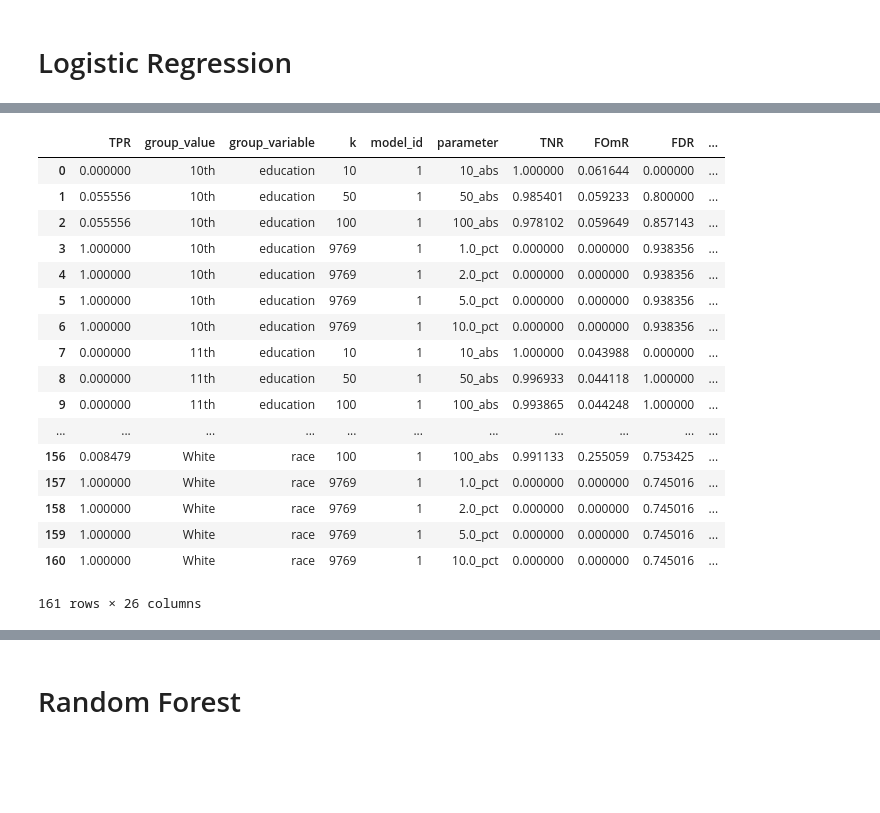
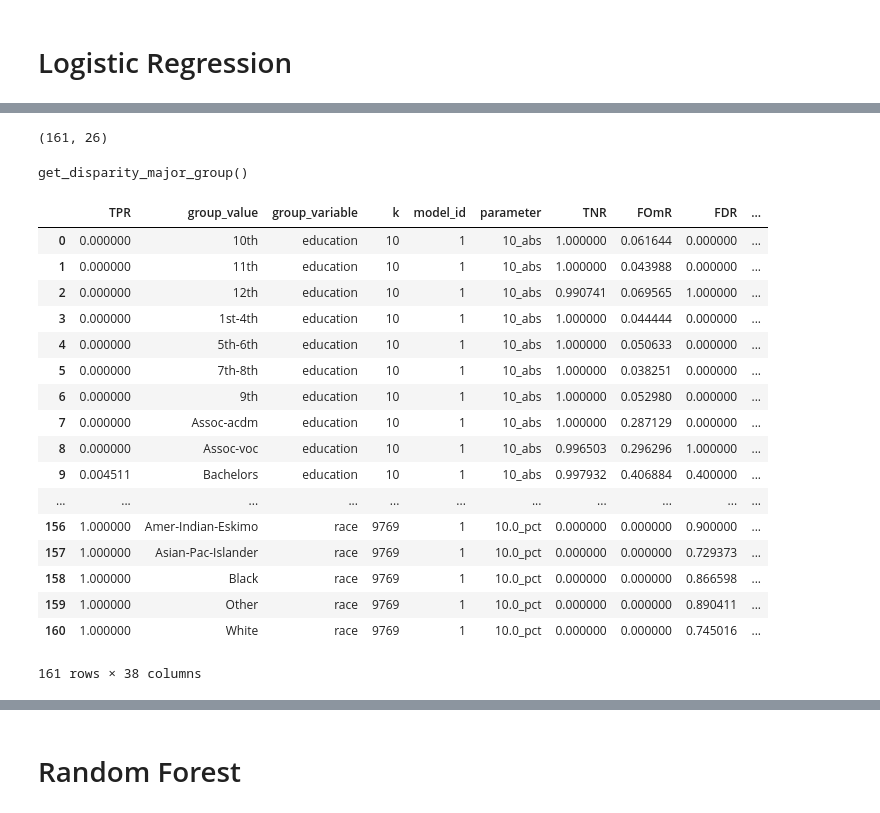
Before and after one commit to deparkes/aequitas, a Jupyter notebook: src/Adult data set.ipynb, the cells around one changed output, grey strips where cells are left out. Saved outputs shown, nothing was run; the diff lists cells and outputs as text; code cells hidden in the pictures; blank space fills up the shorter version.

Commit message:
disparity csv

```diff
--- a/src/Adult data set.ipynb
+++ b/src/Adult data set.ipynb
@@ -154,17 +154,43 @@ def fit_model(model_type):
     return(model)
 
 def get_aequitas(model, thresholds = { "rank_abs": [10, 50, 100],
-              "rank_pct": [1.0, 2.0, 5.0, 10.0 ]}, include_df=False):
+              "rank_pct": [1.0, 2.0, 5.0, 10.0 ]}, ref_group_dict = {}, name="", path="",
+              include_df=False, get_disparities=False, to_file = True):
     '''
     model: fit model from sklearn
     thresholds: dictionary with 'rank_abs' and 'rank_pct' as keys
     '''
     g = Group()
+
     thresholds = thresholds
     df = output(model)
     tabs = g.get_crosstabs(df, thresholds, 1)
-    if include_df:
-        return df, tabs
-    return tabs
+    if not get_disparities:
+        if include_df:
+            return df, tabs
+        return tabs
+    else:
+        b = Bias()
+        try:
+            model_name = str(type(model)).replace("\'>", "").split(".")[-1]
+        except:
+            model_name = ""
+        #try:
+        min_group = b.get_disparity_min_metric(tabs)
+        majority = b.get_disparity_major_group(tabs)
+        if ref_group_dict:
+            pred  = b.get_disparity_predefined_groups(tabs, ref_group_dict)
+        if to_file:
+            min_group.to_csv(path + name + "_disparity_min_" +  model_name + ".csv")
+            majority.to_csv(path + name + "_disparity_majority_" + model_name + ".csv")
+            pred.to_csv(path + name + "_disparity_predifined_" + model_name + ".csv")
+        if include_df:
+            return df, (min_group, majority, pred)
+        return (min_group, majority, pred)
+#         except:
+#             print("Could not get disparities metrics returning crosstabs instead")
+#             if include_df:
+#                 return df, tabs
+#             return tabs
 # %% [markdown]
 # Logistic Regression
@@ -207,21 +278,4 @@ Name: entity_id, dtype: int64
 # %%
-results
+results.shape
 # %% [output]
-|  | TPR | group_value | group_variable | k | model_id | parameter | TNR | FOmR | FDR | ... |
-| 0 | 0.000000 | 10th | education | 10 | 1 | 10_abs | 1.000000 | 0.061644 | 0.000000 | ... |
-| 1 | 0.055556 | 10th | education | 50 | 1 | 50_abs | 0.985401 | 0.059233 | 0.800000 | ... |
-| 2 | 0.055556 | 10th | education | 100 | 1 | 100_abs | 0.978102 | 0.059649 | 0.857143 | ... |
-| 3 | 1.000000 | 10th | education | 9769 | 1 | 1.0_pct | 0.000000 | 0.000000 | 0.938356 | ... |
-| 4 | 1.000000 | 10th | education | 9769 | 1 | 2.0_pct | 0.000000 | 0.000000 | 0.938356 | ... |
-| 5 | 1.000000 | 10th | education | 9769 | 1 | 5.0_pct | 0.000000 | 0.000000 | 0.938356 | ... |
-| 6 | 1.000000 | 10th | education | 9769 | 1 | 10.0_pct | 0.000000 | 0.000000 | 0.938356 | ... |
-| 7 | 0.000000 | 11th | education | 10 | 1 | 10_abs | 1.000000 | 0.043988 | 0.000000 | ... |
-| 8 | 0.000000 | 11th | education | 50 | 1 | 50_abs | 0.996933 | 0.044118 | 1.000000 | ... |
-| 9 | 0.000000 | 11th | education | 100 | 1 | 100_abs | 0.993865 | 0.044248 | 1.000000 | ... |
-| ... | ... | ... | ... | ... | ... | ... | ... | ... | ... | ... |
-| 156 | 0.008479 | White | race | 100 | 1 | 100_abs | 0.991133 | 0.255059 | 0.753425 | ... |
-| 157 | 1.000000 | White | race | 9769 | 1 | 1.0_pct | 0.000000 | 0.000000 | 0.745016 | ... |
-| 158 | 1.000000 | White | race | 9769 | 1 | 2.0_pct | 0.000000 | 0.000000 | 0.745016 | ... |
-| 159 | 1.000000 | White | race | 9769 | 1 | 5.0_pct | 0.000000 | 0.000000 | 0.745016 | ... |
-| 160 | 1.000000 | White | race | 9769 | 1 | 10.0_pct | 0.000000 | 0.000000 | 0.745016 | ... |
-161 rows × 26 columns
+(161, 26)
@@ -227,0 +284,23 @@ results
+# %%
+b = Bias()
+b.get_disparity_major_group(results)
+# %% [output]
+get_disparity_major_group()
+|  | TPR | group_value | group_variable | k | model_id | parameter | TNR | FOmR | FDR | ... |
+| 0 | 0.000000 | 10th | education | 10 | 1 | 10_abs | 1.000000 | 0.061644 | 0.000000 | ... |
+| 1 | 0.000000 | 11th | education | 10 | 1 | 10_abs | 1.000000 | 0.043988 | 0.000000 | ... |
+| 2 | 0.000000 | 12th | education | 10 | 1 | 10_abs | 0.990741 | 0.069565 | 1.000000 | ... |
+| 3 | 0.000000 | 1st-4th | education | 10 | 1 | 10_abs | 1.000000 | 0.044444 | 0.000000 | ... |
+| 4 | 0.000000 | 5th-6th | education | 10 | 1 | 10_abs | 1.000000 | 0.050633 | 0.000000 | ... |
+| 5 | 0.000000 | 7th-8th | education | 10 | 1 | 10_abs | 1.000000 | 0.038251 | 0.000000 | ... |
+| 6 | 0.000000 | 9th | education | 10 | 1 | 10_abs | 1.000000 | 0.052980 | 0.000000 | ... |
+| 7 | 0.000000 | Assoc-acdm | education | 10 | 1 | 10_abs | 1.000000 | 0.287129 | 0.000000 | ... |
+| 8 | 0.000000 | Assoc-voc | education | 10 | 1 | 10_abs | 0.996503 | 0.296296 | 1.000000 | ... |
+| 9 | 0.004511 | Bachelors | education | 10 | 1 | 10_abs | 0.997932 | 0.406884 | 0.400000 | ... |
+| ... | ... | ... | ... | ... | ... | ... | ... | ... | ... | ... |
+| 156 | 1.000000 | Amer-Indian-Eskimo | race | 9769 | 1 | 10.0_pct | 0.000000 | 0.000000 | 0.900000 | ... |
+| 157 | 1.000000 | Asian-Pac-Islander | race | 9769 | 1 | 10.0_pct | 0.000000 | 0.000000 | 0.729373 | ... |
+| 158 | 1.000000 | Black | race | 9769 | 1 | 10.0_pct | 0.000000 | 0.000000 | 0.866598 | ... |
+| 159 | 1.000000 | Other | race | 9769 | 1 | 10.0_pct | 0.000000 | 0.000000 | 0.890411 | ... |
+| 160 | 1.000000 | White | race | 9769 | 1 | 10.0_pct | 0.000000 | 0.000000 | 0.745016 | ... |
+161 rows × 38 columns
```
Also changed, not shown: parts of 30 cells of this notebook, 4 other files.
